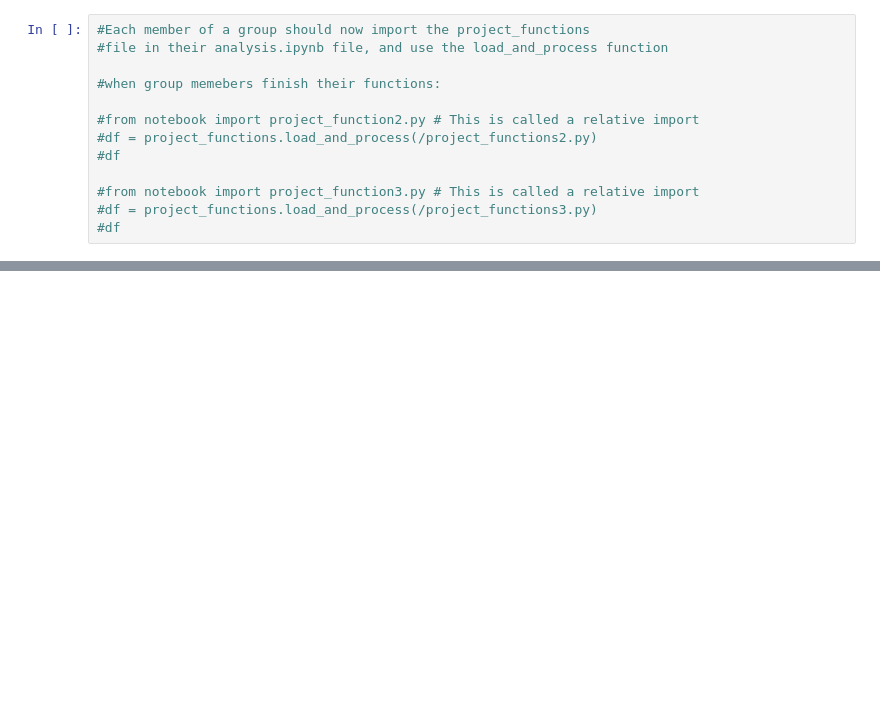
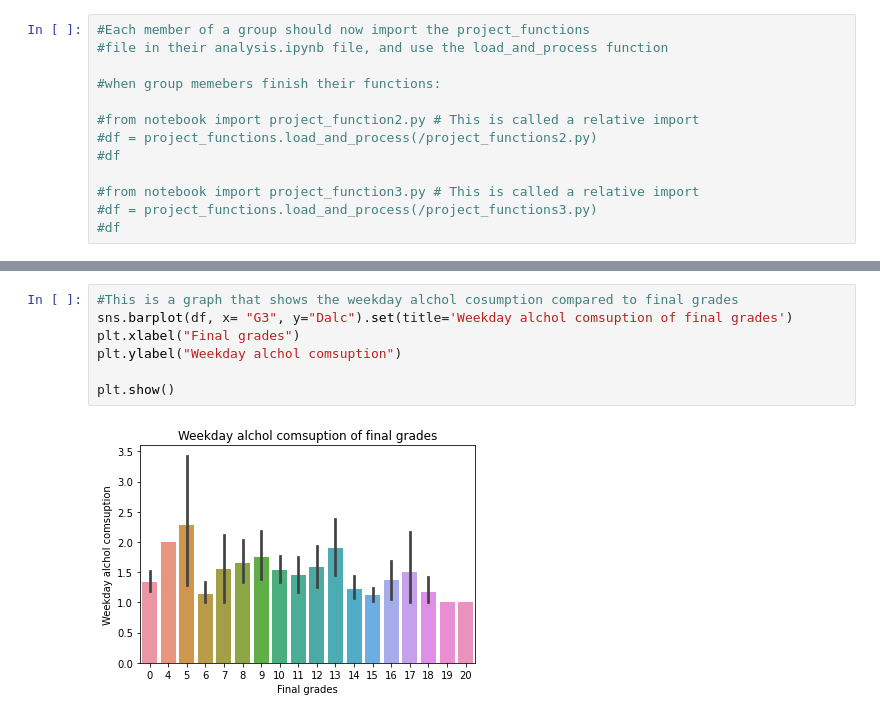
Before and after one commit to ubco-W2022T1-cosc301/project-group33, a Jupyter notebook: notebooks/analysis1.ipynb, the cells around one changed output, grey strips where cells are left out. Saved outputs shown, nothing was run; the diff lists cells and outputs as text; blank space fills up the shorter version.

```diff
--- a/notebooks/analysis1.ipynb
+++ b/notebooks/analysis1.ipynb
@@ -425,0 +452,9 @@ load_and_process("../data/raw/student-mat.csv")
+# %%
+#This is a graph that shows the weekday alchol cosumption compared to final grades
+sns.barplot(df, x= "G3", y="Dalc").set(title='Weekday alchol comsuption of final grades')
+plt.xlabel("Final grades")
+plt.ylabel("Weekday alchol comsuption")
+
+plt.show()
+# %% [output]
+[figure, added]
```
Also changed, not shown: parts of 7 cells of this notebook, 1 other file.
